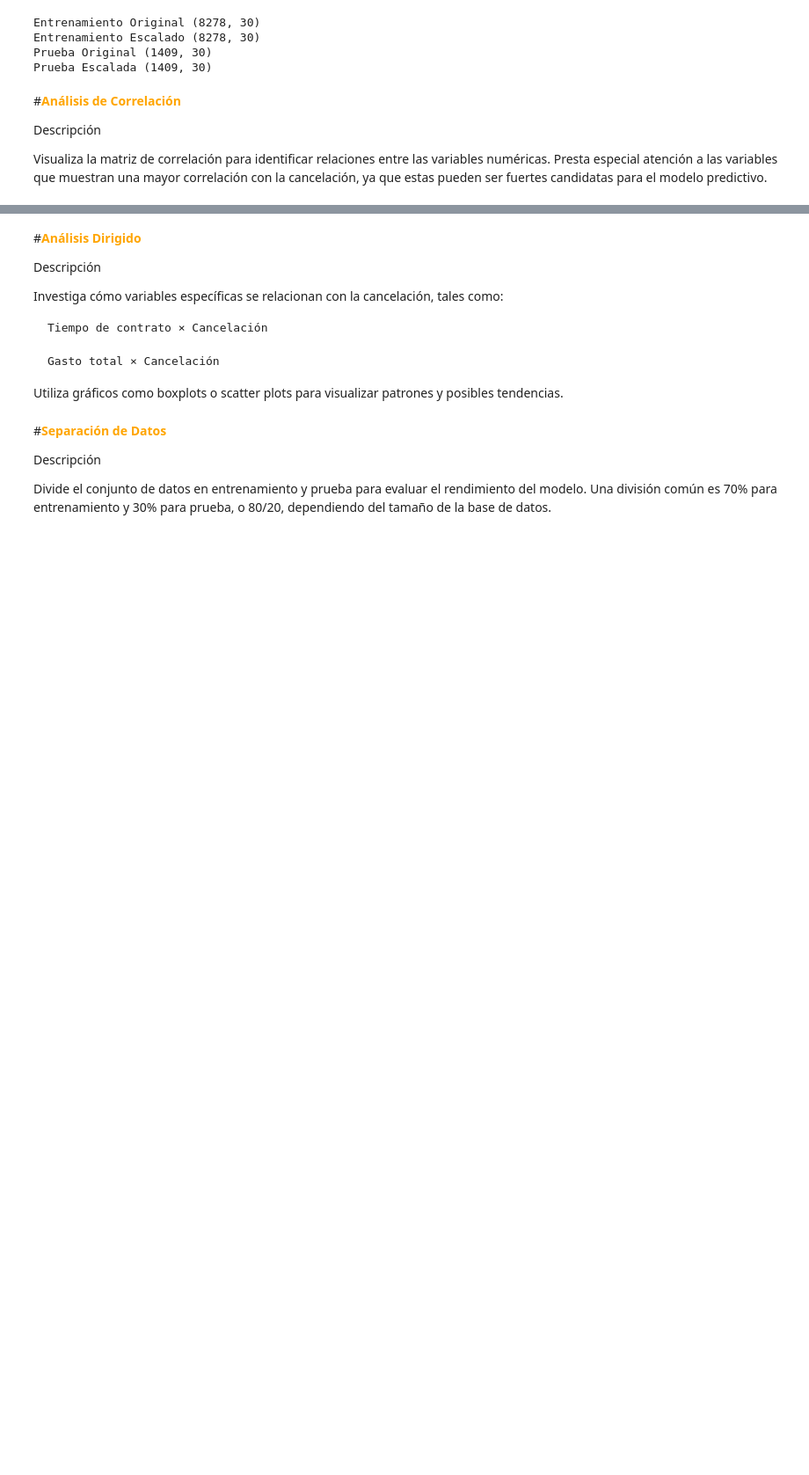
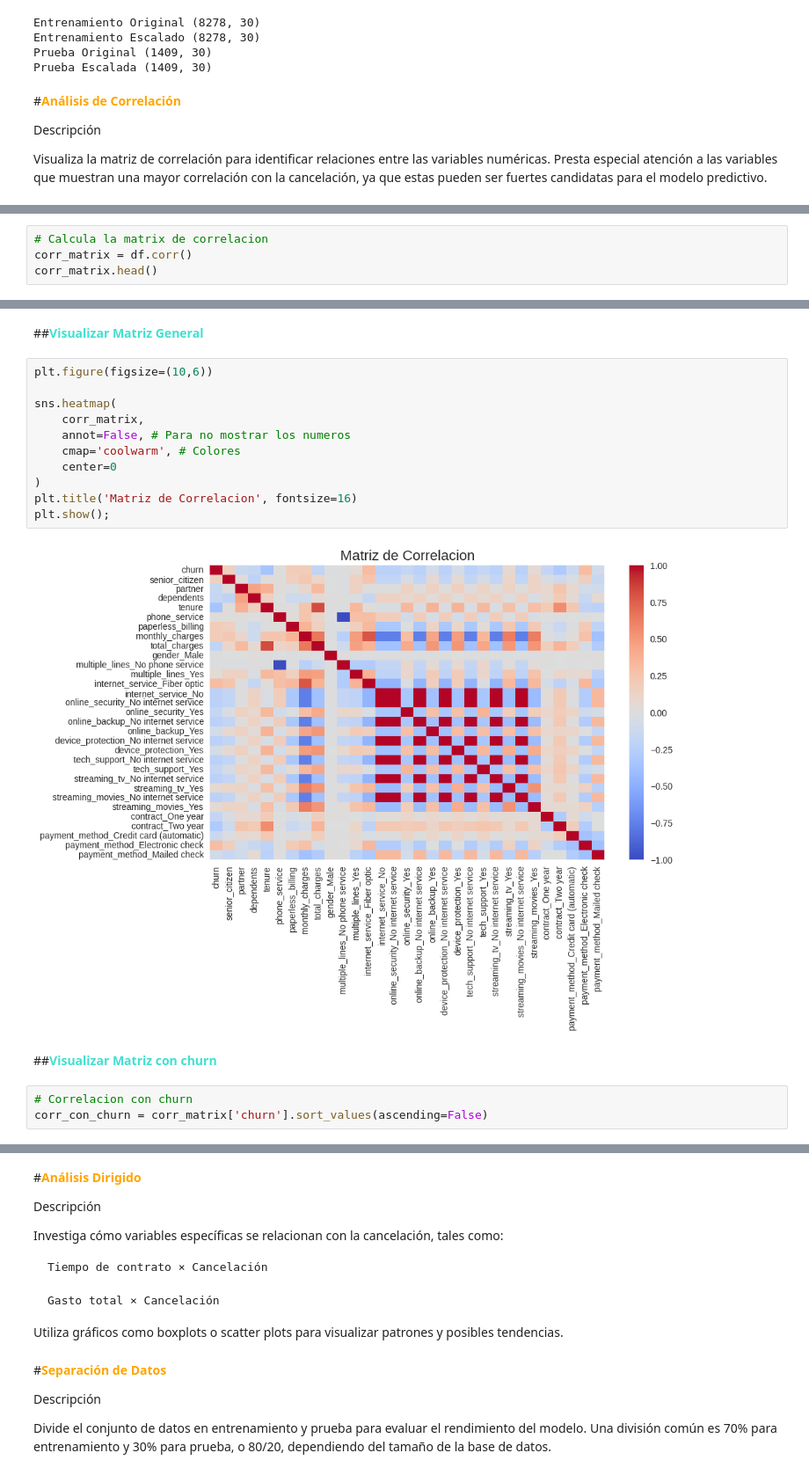
Before and after one commit to LejImkoaj/proyecto-telecomX-parte2, a Jupyter notebook: telecomX_parte2_LATAM.ipynb, the cells around one changed output, grey strips where cells are left out. Shown at 88% size. Cells and saved outputs as stored; diff of their text form; blank space fills up the shorter version.

Commit message:
Matriz de Correlacion

```diff
--- a/telecomX_parte2_LATAM.ipynb
+++ b/telecomX_parte2_LATAM.ipynb
@@ -316,0 +319,4 @@ Visualiza la matriz de correlación para identificar relaciones entre las variab
+# %%
+# Calcula la matrix de correlacion
+corr_matrix = df.corr()
+corr_matrix.head()
@@ -316,0 +331,20 @@ Visualiza la matriz de correlación para identificar relaciones entre las variab
+# %% [markdown]
+##**<font color='turquoise'>Visualizar Matriz General</font>**
+# %%
+plt.figure(figsize=(10,6))
+
+sns.heatmap(
+    corr_matrix,
+    annot=False, # Para no mostrar los numeros
+    cmap='coolwarm', # Colores
+    center=0
+)
+plt.title('Matriz de Correlacion', fontsize=16)
+plt.show();
+# %% [output]
+[figure, added]
+# %% [markdown]
+##**<font color='turquoise'>Visualizar Matriz con churn</font>**
+# %%
+# Correlacion con churn
+corr_con_churn = corr_matrix['churn'].sort_values(ascending=False)
```
Also changed, not shown: parts of 5 cells of this notebook.
